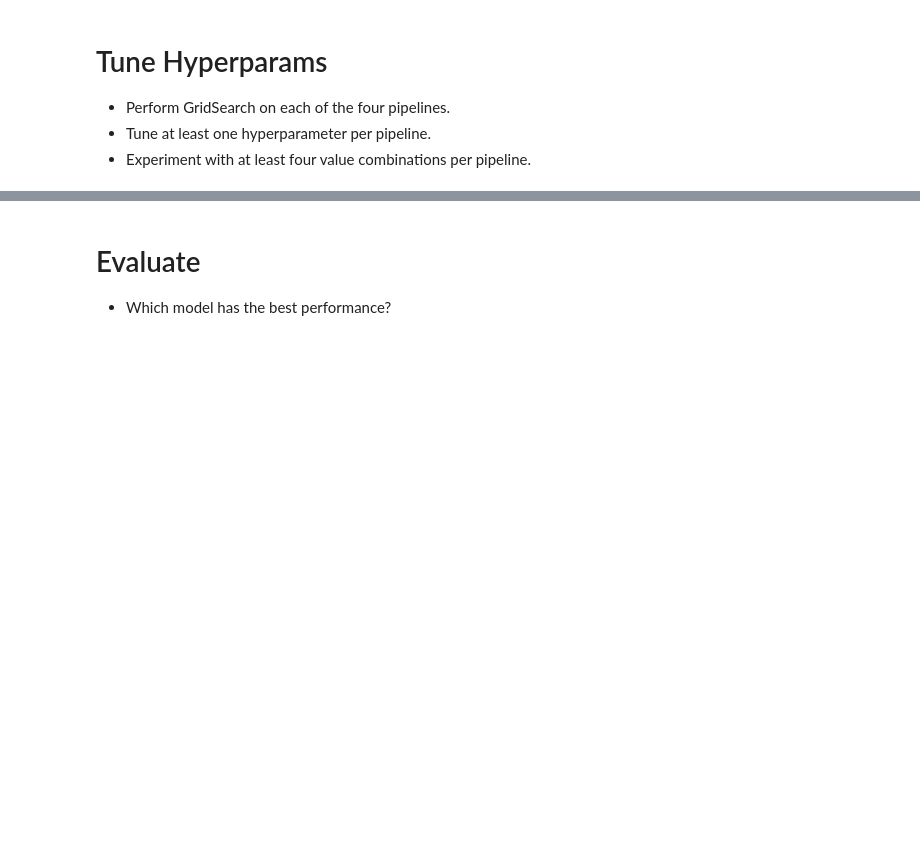
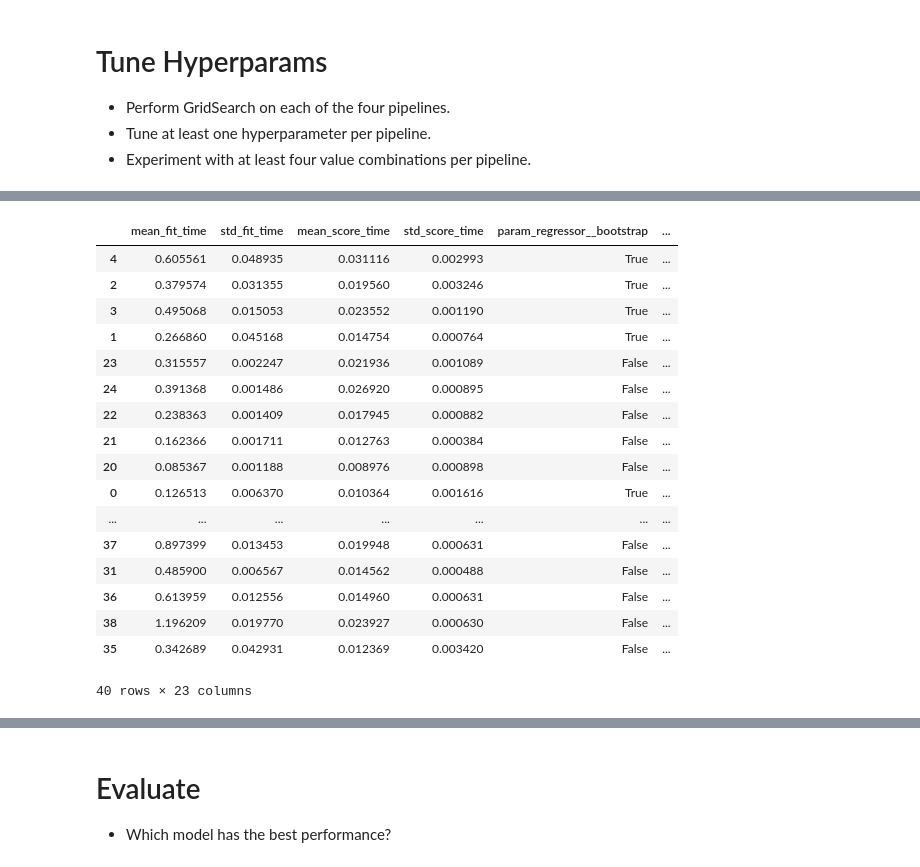
Before and after one commit to krishnakishore163/production, a Jupyter notebook: 02_activities/assignments/assignment_3.ipynb, the cells around one changed output, grey strips where cells are left out. Saved outputs shown, nothing was run; the diff lists cells and outputs as text; code cells hidden in the pictures; blank space fills up the shorter version.

```diff
--- a/02_activities/assignments/assignment_3.ipynb
+++ b/02_activities/assignments/assignment_3.ipynb
@@ -353,0 +245,7 @@ Traceback (most recent call last):
+# %%
+# Pipeline A: preproc1 + baseline
+pipeline_a = Pipeline([
+    ('preprocessing', preproc1),
+    ('regressor', baseline_regressor)
+])
+pipeline_a
@@ -353,0 +265,7 @@ Traceback (most recent call last):
+# %%
+# Pipeline B: preproc2 + baseline
+pipeline_b = Pipeline([
+    ('preprocessing', preproc2),
+    ('regressor', baseline_regressor)
+])
+pipeline_b
@@ -353,0 +285,7 @@ Traceback (most recent call last):
+# %%
+# Pipeline C: preproc1 + advanced model
+pipeline_c = Pipeline([
+    ('preprocessing', preproc1),
+    ('regressor', advanced_regressor)
+])
+pipeline_c
@@ -438,0 +493,22 @@ param_grids = {
+# %%
+# Pipeline C = preproc2 + advanced model
+
+scoring = ['neg_log_loss']
+
+# Parameters for Random Forest
+param_grid_rf = {
+    'regressor__bootstrap': [True, False],
+    'regressor__max_depth': [1, 5, 10, 15],
+    'regressor__n_estimators': [100, 200, 300, 400, 500]
+}
+
+# Grid search for pipeline C
+grid_cv_C = GridSearchCV(
+    estimator=pipeline_c,
+    param_grid=param_grid_rf,
+    cv=5,
+    return_train_score=True
+)
+
+# Fit the GridSearchCV
+grid_cv_C.fit(X_train, Y_train)
@@ -438,0 +533,21 @@ param_grids = {
+# %%
+pd.DataFrame(grid_cv_C.cv_results_).sort_values('rank_test_score')
+# %% [output]
+|  | mean_fit_time | std_fit_time | mean_score_time | std_score_time | param_regressor__bootstrap | ... |
+| 4 | 0.605561 | 0.048935 | 0.031116 | 0.002993 | True | ... |
+| 2 | 0.379574 | 0.031355 | 0.019560 | 0.003246 | True | ... |
+| 3 | 0.495068 | 0.015053 | 0.023552 | 0.001190 | True | ... |
+| 1 | 0.266860 | 0.045168 | 0.014754 | 0.000764 | True | ... |
+| 23 | 0.315557 | 0.002247 | 0.021936 | 0.001089 | False | ... |
+| 24 | 0.391368 | 0.001486 | 0.026920 | 0.000895 | False | ... |
+| 22 | 0.238363 | 0.001409 | 0.017945 | 0.000882 | False | ... |
+| 21 | 0.162366 | 0.001711 | 0.012763 | 0.000384 | False | ... |
+| 20 | 0.085367 | 0.001188 | 0.008976 | 0.000898 | False | ... |
+| 0 | 0.126513 | 0.006370 | 0.010364 | 0.001616 | True | ... |
+| ... | ... | ... | ... | ... | ... | ... |
+| 37 | 0.897399 | 0.013453 | 0.019948 | 0.000631 | False | ... |
+| 31 | 0.485900 | 0.006567 | 0.014562 | 0.000488 | False | ... |
+| 36 | 0.613959 | 0.012556 | 0.014960 | 0.000631 | False | ... |
+| 38 | 1.196209 | 0.019770 | 0.023927 | 0.000630 | False | ... |
+| 35 | 0.342689 | 0.042931 | 0.012369 | 0.003420 | False | ... |
+40 rows × 23 columns
```
Also changed, not shown: parts of 39 cells of this notebook, 3 other files.
